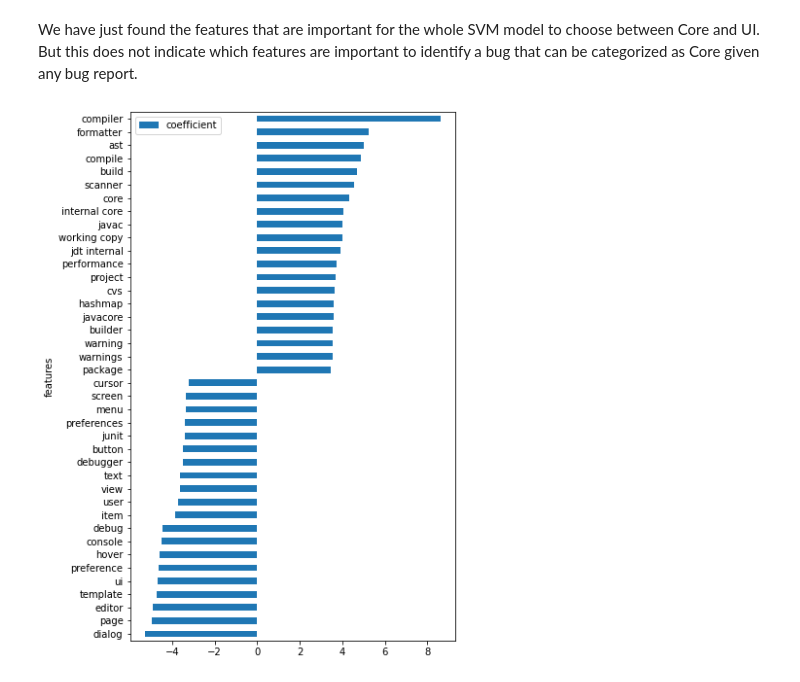
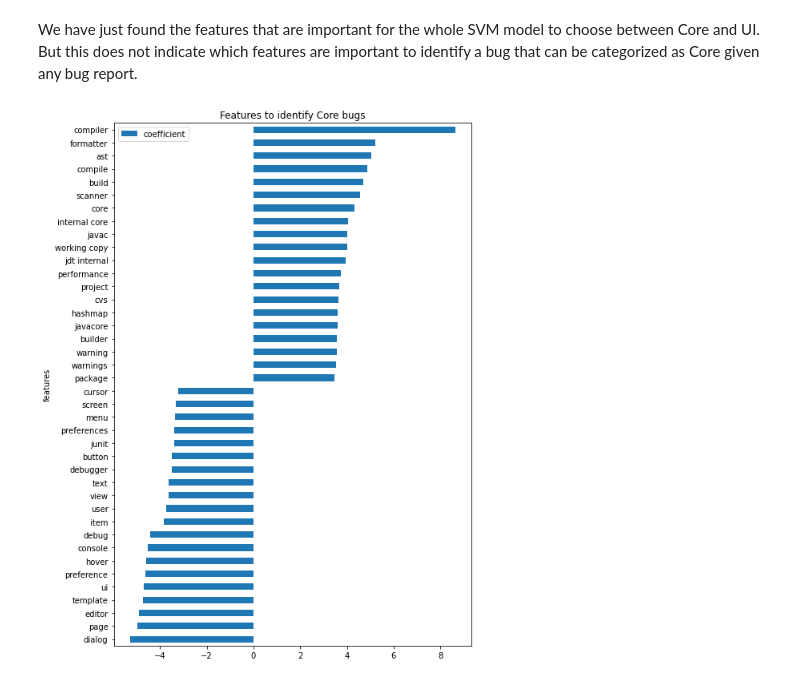
Before and after one commit to lkarjun/Text-Analysis-Workouts, a Jupyter notebook: 7. How to Explain Text Classifier/notebook.ipynb, the cells around one changed output. Cells and saved outputs as stored; diff of their text form; code cells hidden in the pictures.

```diff
--- a/7. How to Explain Text Classifier/notebook.ipynb
+++ b/7. How to Explain Text Classifier/notebook.ipynb
@@ -220,6 +220,6 @@ data = [[vocabulary[c], coef[c]] for c in top_positive_coef + top_negative_coef]
 # %%
 core = pd.DataFrame(data, columns=['features', 'coefficient']).sort_values("coefficient")
 # %%
-core.set_index("features").plot.barh(figsize=(6, 10));
+core.set_index("features").plot.barh(figsize=(8, 12), title = 'Features to identify Core bugs');
 # %% [output]
-[figure, old version]
+[figure, new version]
```
Also changed, not shown: parts of 18 cells of this notebook.
